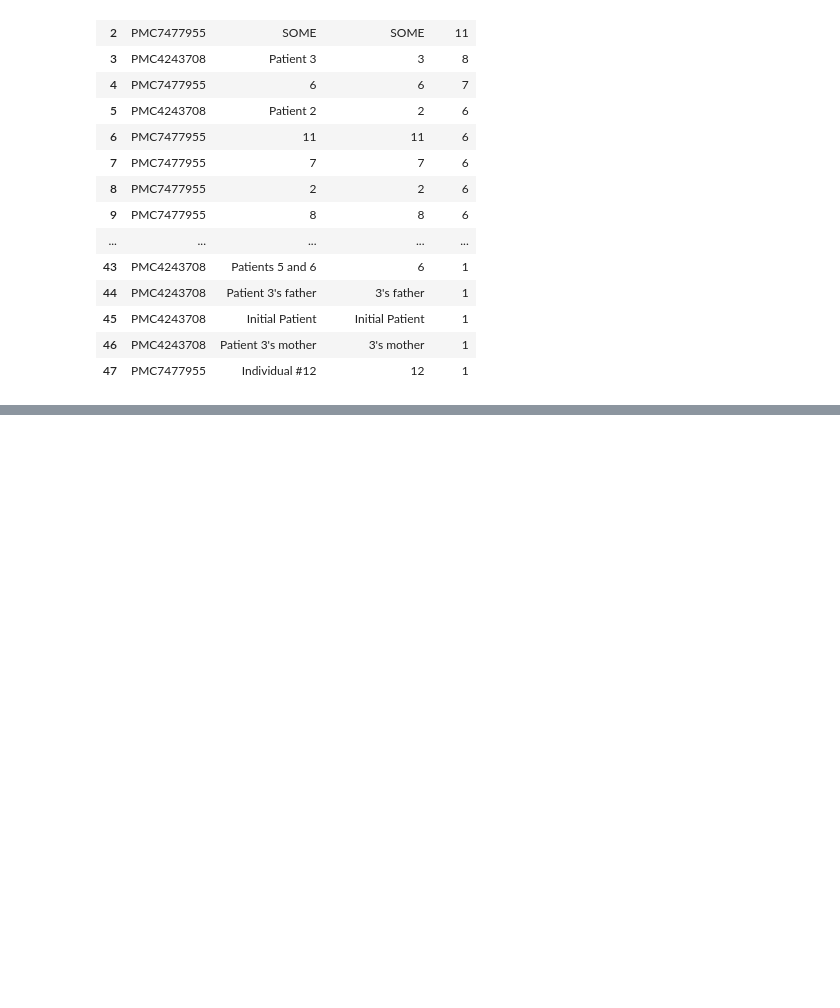
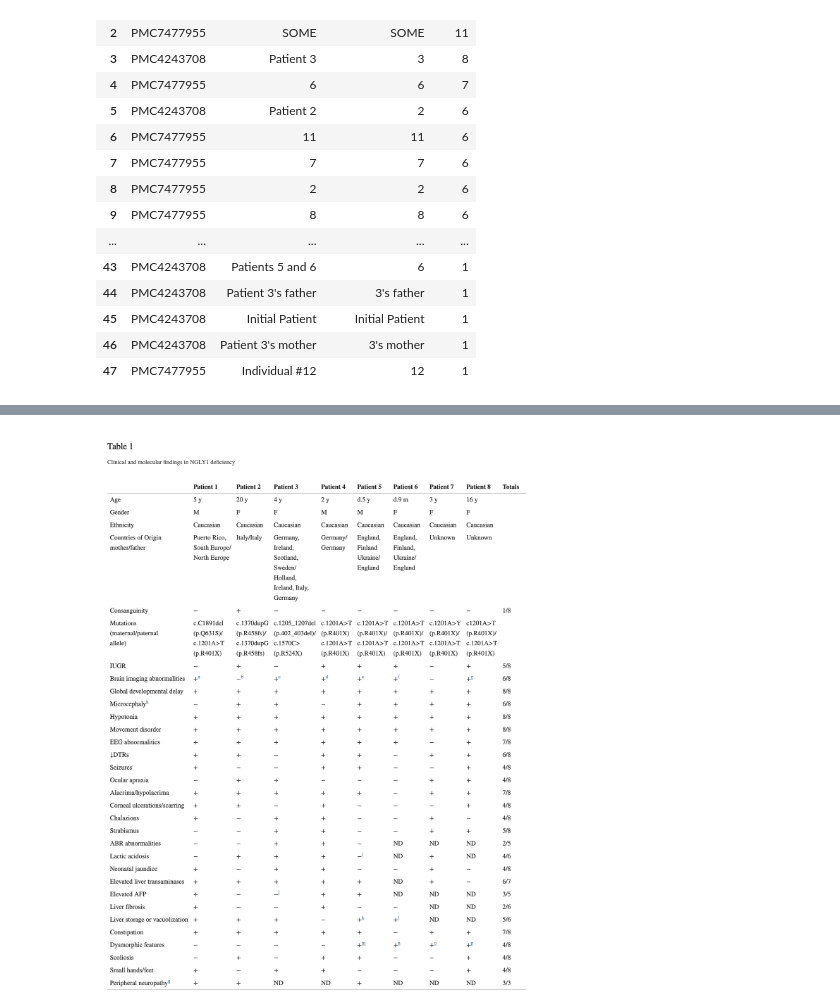
Before and after one commit to eric-czech/ngly1-gpt, a Jupyter notebook: ngly1_gpt/notebooks/patient_extraction.ipynb, the cells around one changed output, grey strips where cells are left out. Drawn from its saved outputs; the diff is of its cells as text; code cells hidden in the pictures; blank space fills up the shorter version.

```diff
--- a/ngly1_gpt/notebooks/patient_extraction.ipynb
+++ b/ngly1_gpt/notebooks/patient_extraction.ipynb
@@ -364,0 +435,4 @@ ALL|NA|Eleven individuals underwent MRI and MRS of the brain. Delayed myelinatio
+# %%
+Image("ngly1_gpt/notebooks/images/PMC4243708_table_1.png", width=1200)
+# %% [output]
+[figure, added]
```
Also changed, not shown: parts of 43 cells of this notebook, 12 other files.
